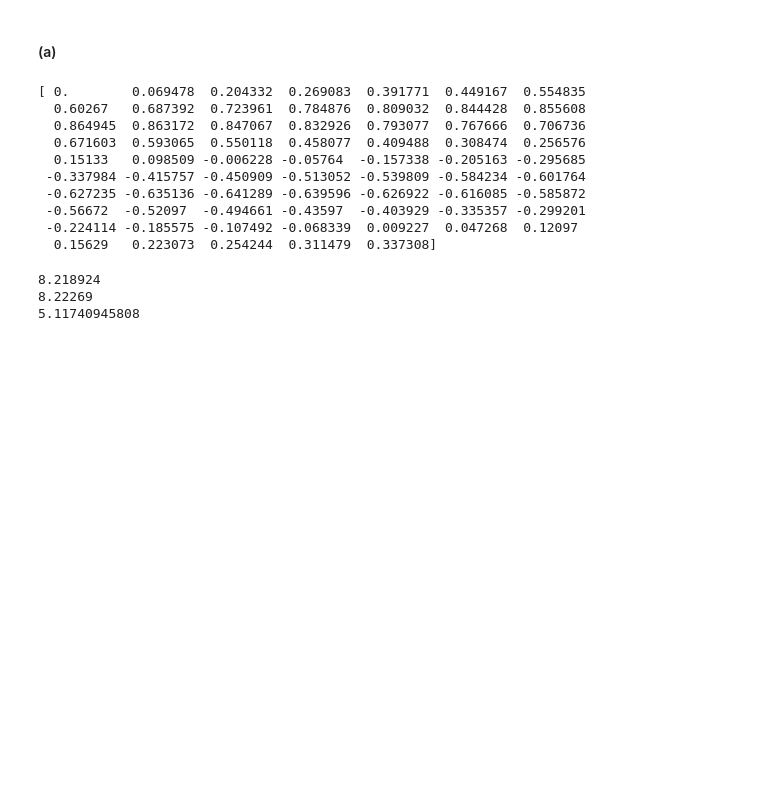
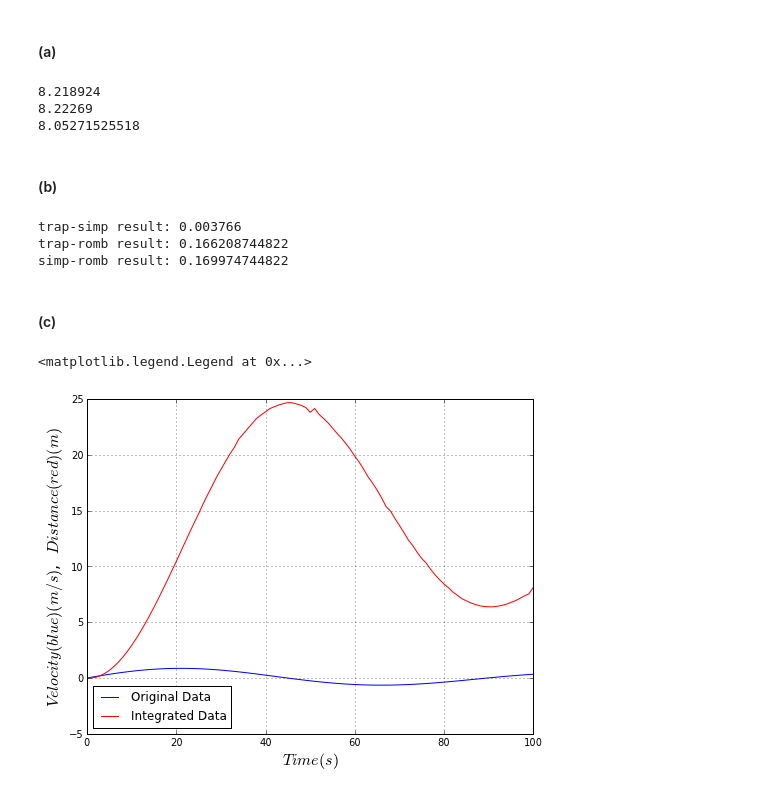
Before and after one commit to wsnyderPHYS202/PHYS202-S13, a Jupyter notebook: Week5/Integration.ipynb, the cells around one changed output. Drawn from its saved outputs; the diff is of its cells as text; code cells hidden in the pictures; blank space fills up the shorter version.

```diff
--- a/Week5/Integration.ipynb
+++ b/Week5/Integration.ipynb
@@ -103,39 +103,58 @@ new_data = []
 for q in range(0,101):
     new_data = append(new_data,data[q][1])
 #print new_data
-thing = linspace(0.,100.,65)
-#print thing
-space = False
-count = 0
-romb_data = []
-for i in range(0,101):
-    count += 1
-    if(count % 3 == 0):
-        space = True
-    else:
-        space = False
-    if(not space):
-        romb_data = append(romb_data, new_data[i])
-print romb_data
+time_data = []
+for q in range(0,101):
+    time_data = append(time_data,data[q][0])
+#print time_data
+
+function = lambda c: new_data[c]
-# %% [output]
-[ 0.        0.069478  0.204332  0.269083  0.391771  0.449167  0.554835
-  0.60267   0.687392  0.723961  0.784876  0.809032  0.844428  0.855608
-  0.864945  0.863172  0.847067  0.832926  0.793077  0.767666  0.706736
-  0.671603  0.593065  0.550118  0.458077  0.409488  0.308474  0.256576
-  0.15133   0.098509 -0.006228 -0.05764  -0.157338 -0.205163 -0.295685
- -0.337984 -0.415757 -0.450909 -0.513052 -0.539809 -0.584234 -0.601764
- -0.627235 -0.635136 -0.641289 -0.639596 -0.626922 -0.616085 -0.585872
- -0.56672  -0.52097  -0.494661 -0.43597  -0.403929 -0.335357 -0.299201
- -0.224114 -0.185575 -0.107492 -0.068339  0.009227  0.047268  0.12097
-  0.15629   0.223073  0.254244  0.311479  0.337308]
 # %%
 trap_result = integrate.trapz(new_data)
 simp_result = integrate.simps(new_data)
-romb_result = integrate.romb(romb_data)
+romb_result = integrate.romberg(function,0,100)
 print trap_result
 print simp_result
 print romb_result
+my_result
 # %% [output]
 8.218924
 8.22269
-5.11740945808
+8.05271525518
+# %% [markdown]
+#### (b)
+# %%
+print 'trap-simp result:',abs(trap_result - simp_result)
+print 'trap-romb result:',abs(trap_result - romb_result)
+print 'simp-romb result:',abs(romb_result - simp_result)
+# %% [output]
+trap-simp result: 0.003766
+trap-romb result: 0.166208744822
+simp-romb result: 0.169974744822
+# %% [markdown]
+#### (c)
+# %%
+f = lambda x:new_data[x]
+a = 0.0
+N = 101
+other_data = []
+for q in range(101):
+    b = q
+    h = abs(b-a)/N
+    s = 0.5*f(a)+0.5*f(b)
+    for k in range(1,N):
+        s += f(a+k*h)
+    other_data = append(other_data, h*s)
+#print other, other.size
+# %%
+figure(figsize = (8,6))
+plot(time_data, new_data, color = 'b', label = 'Original Data')
+plot(time_data, other_data, color = 'r', label = 'Integrated Data')
+xlabel("$Time (s)$", fontsize = 16)
+ylabel("$Velocity(blue)(m/s)$,  $Distance(red)(m)$", fontsize = 16)
+
+grid(True)
+legend(loc = 'lower left')
+# %% [output]
+<matplotlib.legend.Legend at 0x...>
+[figure, added]
```
Also changed, not shown: 1 other file.
